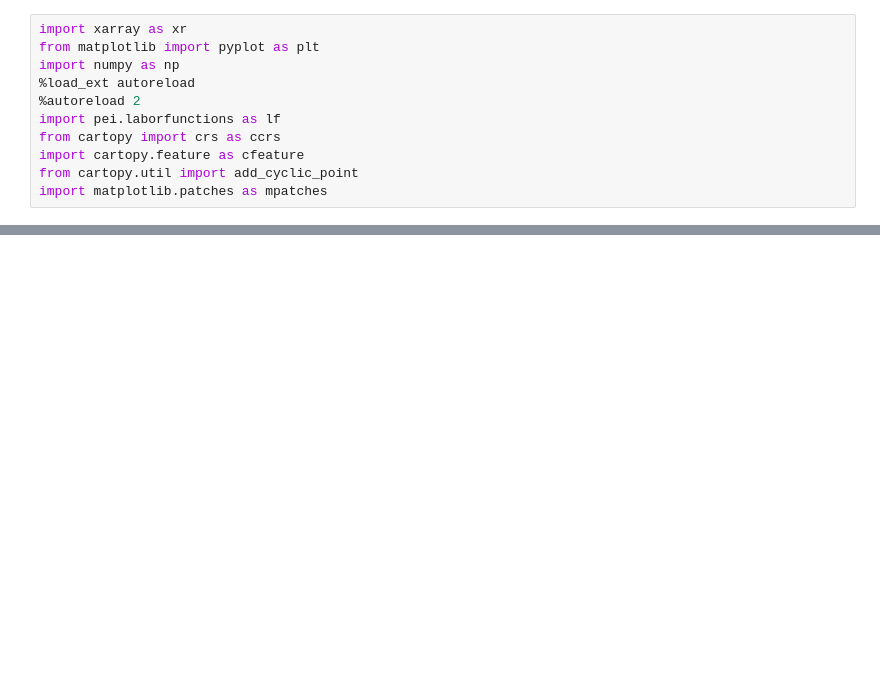
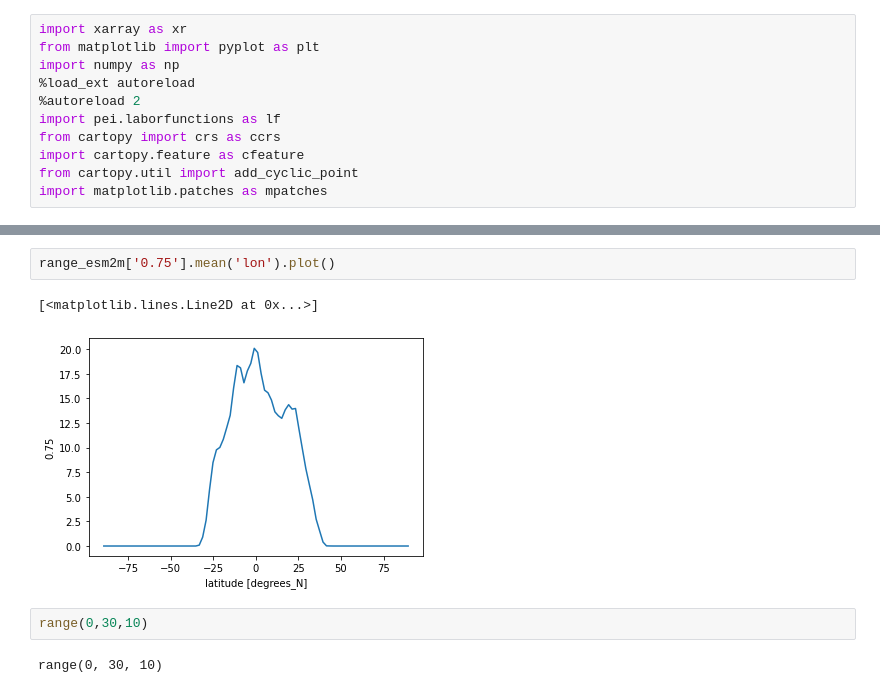
Before and after one commit to KYan19/pei, a Jupyter notebook: notebooks/0_Testing.ipynb, the cells around one changed output, grey strips where cells are left out. Cells and saved outputs as stored; diff of their text form; blank space fills up the shorter version.

```diff
--- a/notebooks/0_Testing.ipynb
+++ b/notebooks/0_Testing.ipynb
@@ -42,0 +28,9 @@ os.listdir('/local/ss23/HISTORICAL_TAS_GFDL_CESM2/')
+# %%
+range_esm2m['0.75'].mean('lon').plot()
+# %% [output]
+[<matplotlib.lines.Line2D at 0x...>]
+[figure, added]
+# %%
+range(0,30,10)
+# %% [output]
+range(0, 30, 10)
```
Also changed, not shown: parts of 7 cells of this notebook, 3 other files.
